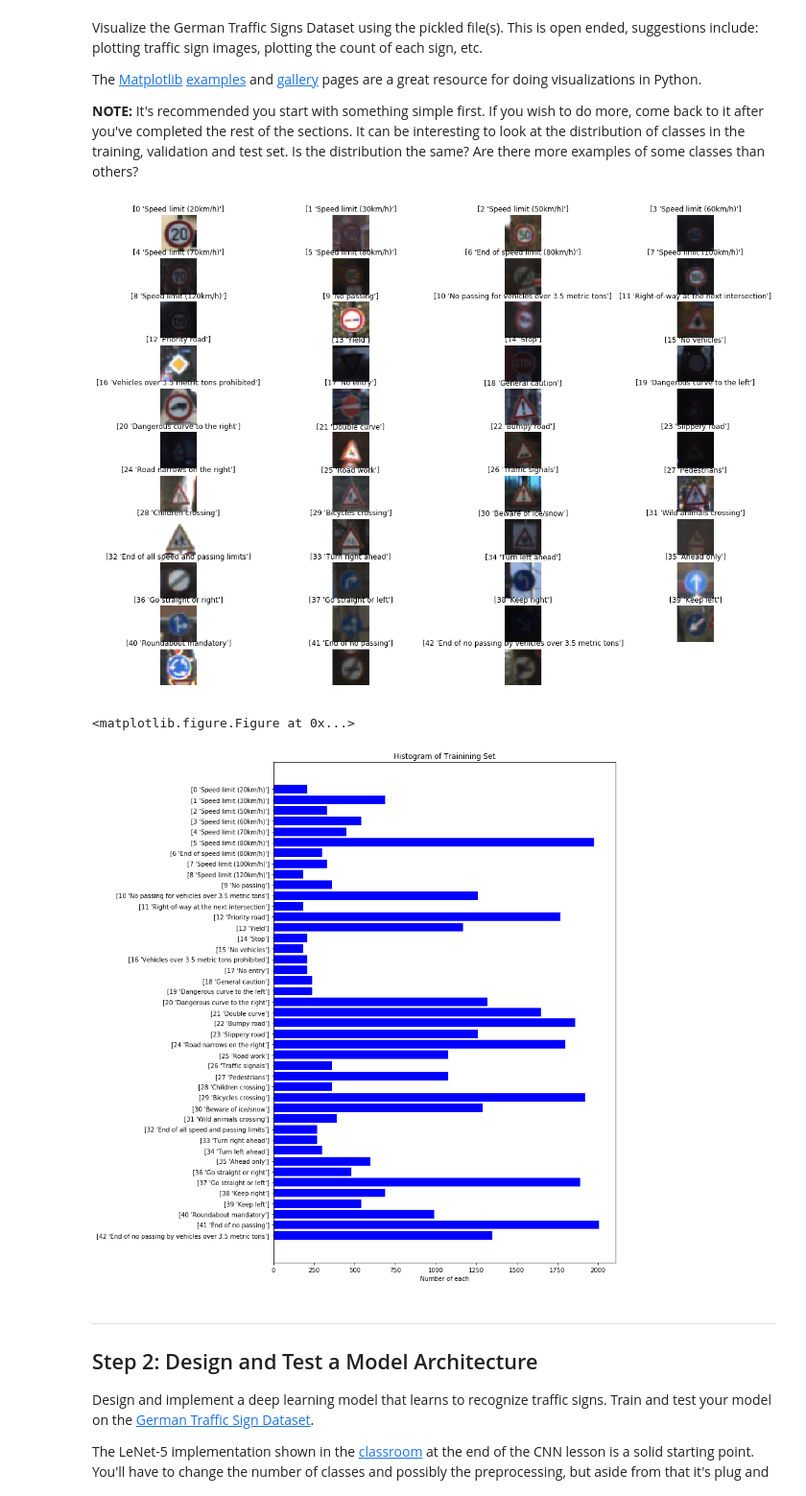
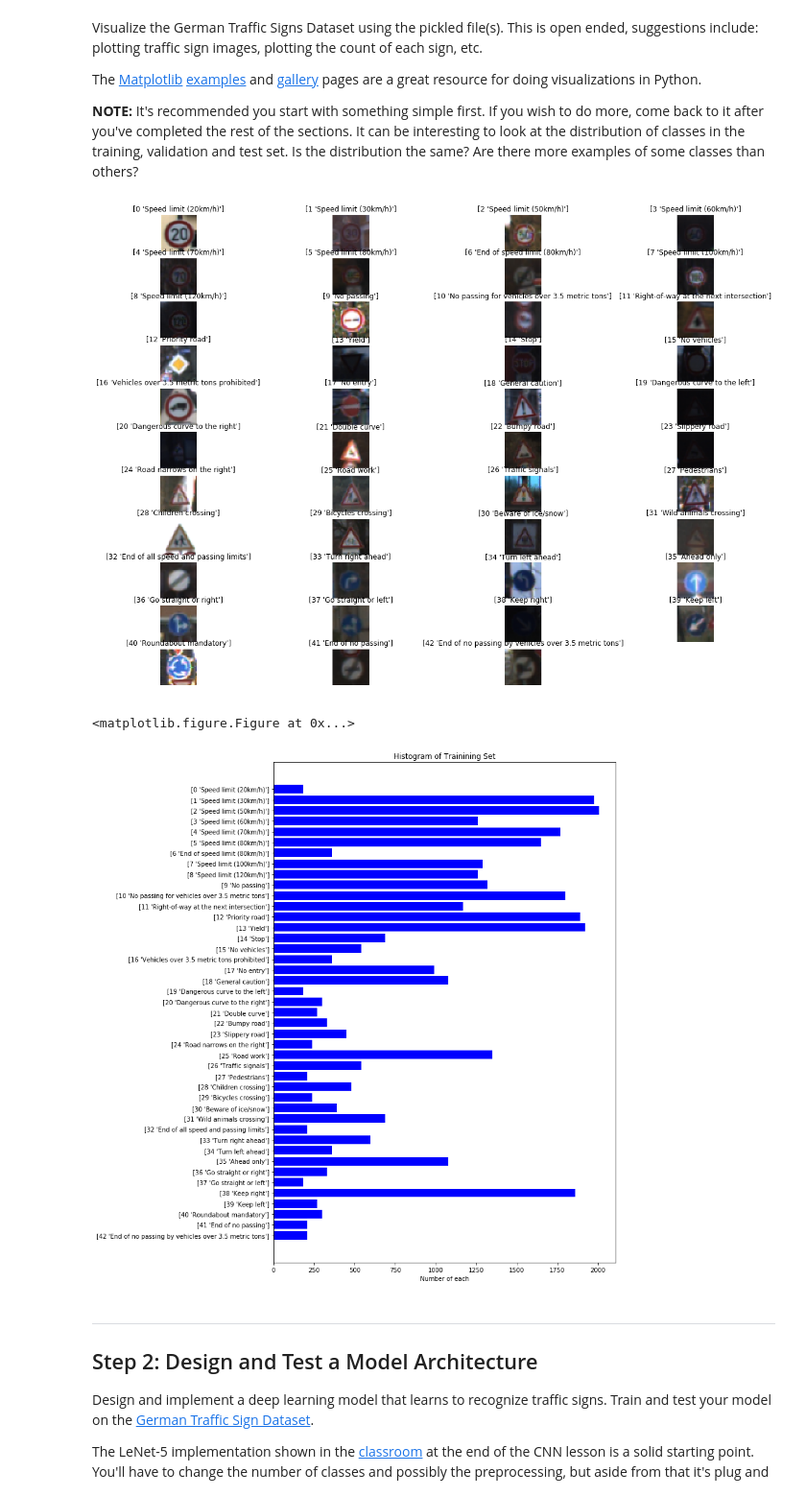
Before and after one commit to brandrik/02_TrafficSignClassifier, a Jupyter notebook: Traffic_Sign_Classifier.ipynb, the cells around one changed output. Shown at 96% size. Drawn from its saved outputs; the diff is of its cells as text; code cells hidden in the pictures.

```diff
--- a/Traffic_Sign_Classifier.ipynb
+++ b/Traffic_Sign_Classifier.ipynb
@@ -174,7 +174,9 @@ def plotHistogram(y, title):
     fig, ax = plt.subplots(figsize=(10, 15))
 
     labels = np.arange(len(sign_names_and_labels))   # 0 .. 42
-    numOfEach_trainset = [len(list(group)) for key, group in groupby(y)]
+
+    tmp = np.sort(y, axis=0, kind='heapsort')
+    numOfEach_trainset = [len(list(group)) for key, group in groupby(tmp)]
 
     ax.barh(labels, numOfEach_trainset, align='center', color='blue')
     ax.set_yticks(labels)
@@ -182,34 +184,34 @@ def plotHistogram(y, title):
     ax.invert_yaxis()  # display labels from top-to-bottom
     ax.set_xlabel('Number of each')
     ax.set_title(title)
 
     plt.show()
 
 
 
 plt.close('all')
 
 f1 = plt.figure(1, figsize=(20,20))
 plotSigns(X_train, y_train, f1)
 
 ## Histogram training set
 f2 = plt.figure(2, figsize=(20,20))
 plotHistogram(y_train, "Histogram of Trainining Set")
 
 # save image to image folder
 
 
 ### Histogram validation set
 #plt.figure(3, figsize=(20,20))
 #plotHistogram(y_valid, "Histogram of Validation Set")
 
 ## Histogram test set
 #plt.figure(4, figsize=(20,20))
 #plotHistogram(y_test, "Histogram of Test Set")
 # %% [output]
 [figure]
 <matplotlib.figure.Figure at 0x...>
-[figure, old version]
+[figure, new version]
 # %% [markdown]
 ----
 
```
Also changed, not shown: parts of 13 cells of this notebook, 2 other files.
